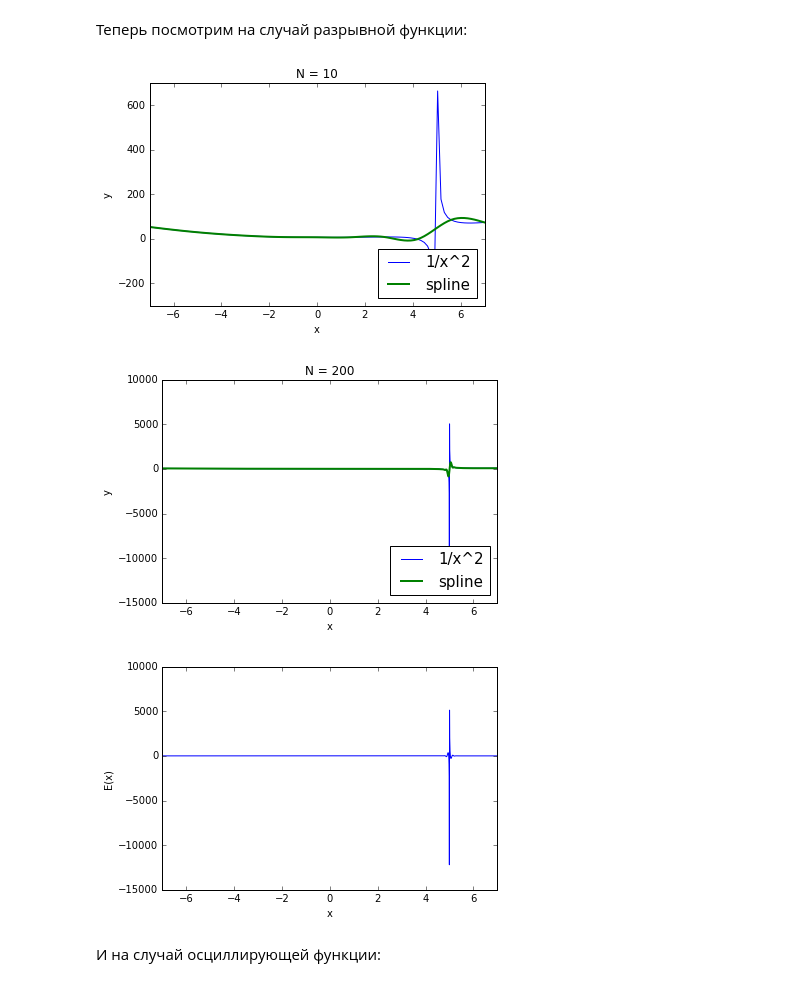
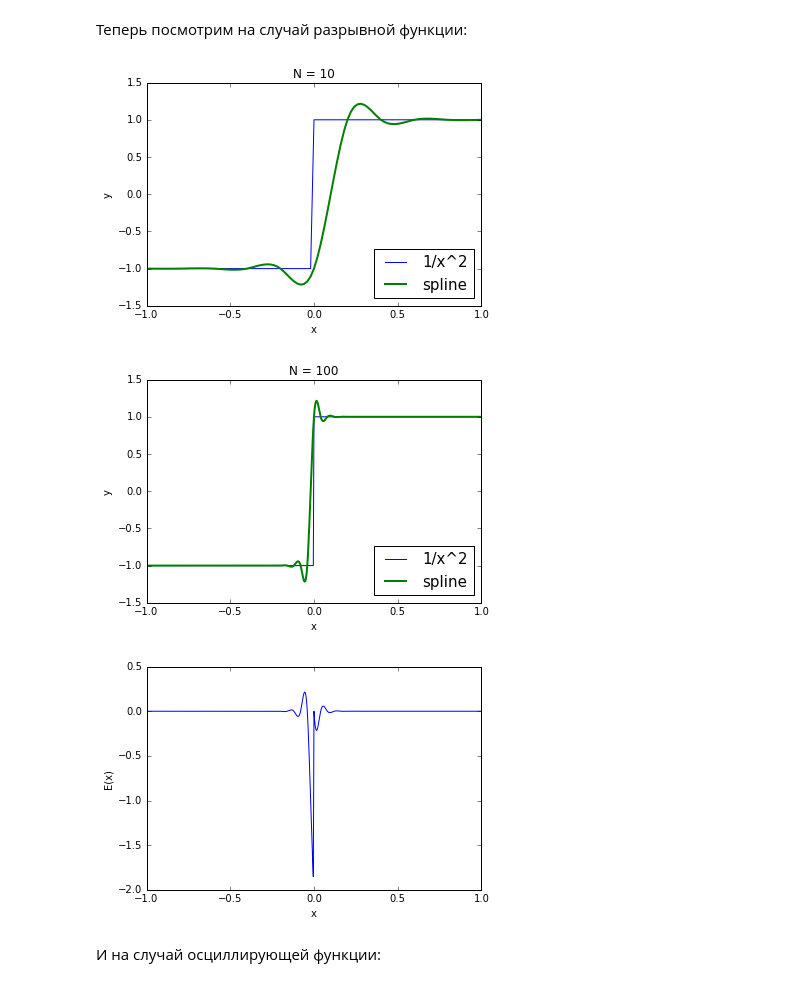
Before and after one commit to Enuvesta/NumMethods, a Jupyter notebook: Checkpoint 2.ipynb, the cells around one changed output. Cells and saved outputs as stored; diff of their text form; code cells hidden in the pictures.

Commit message:
changed function

```diff
--- a/Checkpoint 2.ipynb
+++ b/Checkpoint 2.ipynb
@@ -240,6 +240,9 @@ def Polynom(p):
 Вычисление значения функции:
 # %%
 def getf(function, x):
+    if(function == 'piecewise'):
+        calculate = np.piecewise(x, [x < 0, x >= 0], [-1, 1]).tolist()
+        return calculate
     try:
         return eval(function)
     except ZeroDivisionError:
@@ -325,15 +329,15 @@ plt.show()
 # %% [markdown]
 Теперь посмотрим на случай разрывной функции:
 # %%
-function = 'x**2+5*math.fabs(x)/(x-5) + 7'
-a = -7
-b = 7
+function = 'piecewise'
+a = -1
+b = 1
 N = 10
 points = []
 # %%
 y_spline_1 = getInterpolation(a, b, N, function, points)
 # %%
-N2 = 200
+N2 = 50
 points = []
 # %%
 y_spline_2 = getInterpolation(a, b, N2, function, points)
@@ -342,37 +346,37 @@ xlist = np.linspace(a, b, N*10+1)
 y_spline_calc = [calc(x, y_spline_1) for x in xlist]
 plt.plot(xlist, f_vect(function, xlist), label="1/x^2")
 plt.plot(xlist, y_spline_calc, linewidth=2, label="spline")
 plt.xlabel('x')
 plt.ylabel('y')
 plt.legend(fontsize=15, loc=4)
 plt.xlim(a, b)
 plt.title('N = 10')
 plt.show()
 
 
 xlist = np.linspace(a, b, N2*10+1)
 
 y_spline_calc = [calc(x, y_spline_2) for x in xlist]
 plt.plot(xlist, f_vect(function, xlist), label="1/x^2")
 plt.plot(xlist, y_spline_calc, linewidth=2, label="spline")
 plt.xlabel('x')
 plt.ylabel('y')
 plt.legend(fontsize=15, loc=4)
 plt.xlim(a, b)
-plt.title('N = 200')
+plt.title('N = 100')
 plt.show()
 
 
 x = np.linspace(a, b, len(y_spline_calc))
 plt.plot(x, f_vect(function, x) - y_spline_calc)
 plt.xlabel('x')
 plt.ylabel('E(x)')
 plt.xlim(a, b)
 plt.show()
 # %% [output]
-[figure, old version]
+[figure, new version]
-[figure, old version]
+[figure, new version]
-[figure, old version]
+[figure, new version]
 # %% [markdown]
 И на случай осциллирующей функции:
 # %%
```
Also changed, not shown: parts of 1 cell of this notebook.
